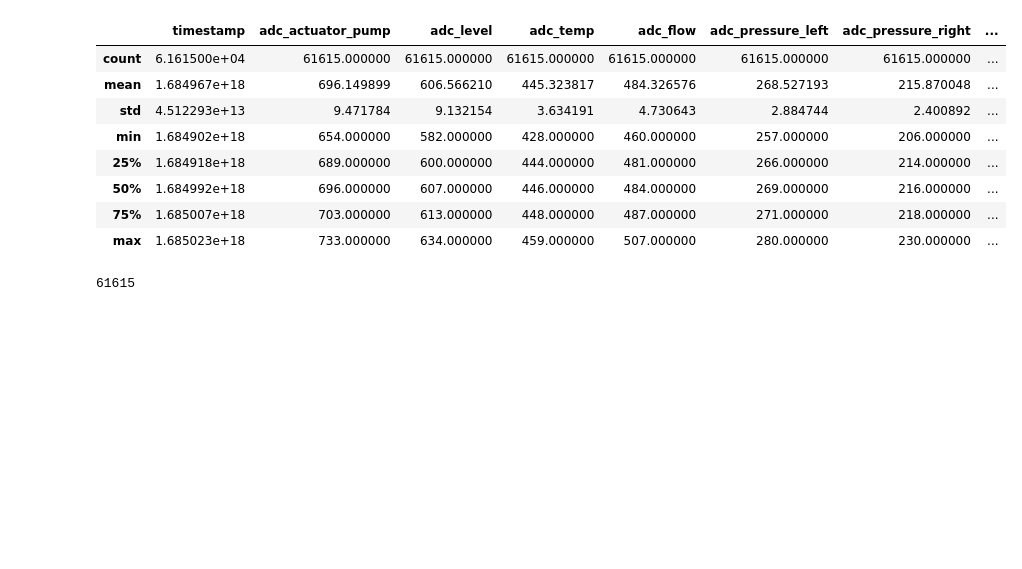
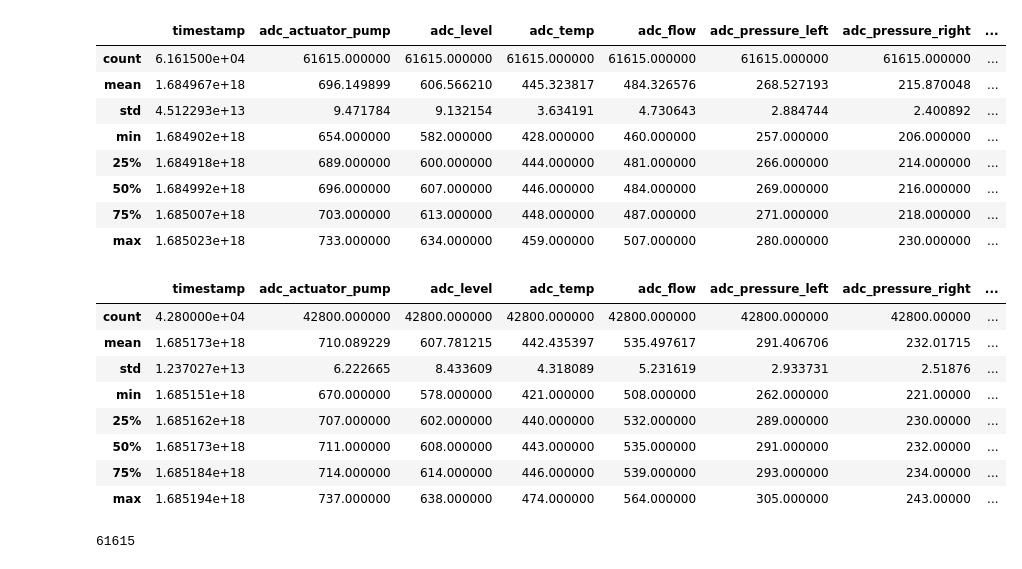
Before and after one commit to IDS-CPS/ml-model, a Jupyter notebook: src/analisis/pit.ipynb, the cells around one changed output. Drawn from its saved outputs; the diff is of its cells as text; code cells hidden in the pictures; blank space fills up the shorter version.

```diff
--- a/src/analisis/pit.ipynb
+++ b/src/analisis/pit.ipynb
@@ -4,6 +3,7 @@ import matplotlib.pyplot as plt
 from scipy import stats
 # %%
-df = pd.read_csv("../../dataset/pompa-train-v2.csv")
+df = pd.read_csv("../../dataset/pompa-2.csv")
+update_df = pd.read_csv("../../dataset/pompa-3-27.csv")
 # %%
 df.head()
 # %% [output]
@@ -25,6 +34,18 @@ df.describe()
 | 50% | 1.684992e+18 | 696.000000 | 607.000000 | 446.000000 | 484.000000 | 269.000000 | 216.000000 | ... |
 | 75% | 1.685007e+18 | 703.000000 | 613.000000 | 448.000000 | 487.000000 | 271.000000 | 218.000000 | ... |
 | max | 1.685023e+18 | 733.000000 | 634.000000 | 459.000000 | 507.000000 | 280.000000 | 230.000000 | ... |
+# %%
+update_df[1200:44000].describe()
+# %% [output]
+|  | timestamp | adc_actuator_pump | adc_level | adc_temp | adc_flow | adc_pressure_left | adc_pressure_right | ... |
+| count | 4.280000e+04 | 42800.000000 | 42800.000000 | 42800.000000 | 42800.000000 | 42800.000000 | 42800.00000 | ... |
+| mean | 1.685173e+18 | 710.089229 | 607.781215 | 442.435397 | 535.497617 | 291.406706 | 232.01715 | ... |
+| std | 1.237027e+13 | 6.222665 | 8.433609 | 4.318089 | 5.231619 | 2.933731 | 2.51876 | ... |
+| min | 1.685151e+18 | 670.000000 | 578.000000 | 421.000000 | 508.000000 | 262.000000 | 221.00000 | ... |
+| 25% | 1.685162e+18 | 707.000000 | 602.000000 | 440.000000 | 532.000000 | 289.000000 | 230.00000 | ... |
+| 50% | 1.685173e+18 | 711.000000 | 608.000000 | 443.000000 | 535.000000 | 291.000000 | 232.00000 | ... |
+| 75% | 1.685184e+18 | 714.000000 | 614.000000 | 446.000000 | 539.000000 | 293.000000 | 234.00000 | ... |
+| max | 1.685194e+18 | 737.000000 | 638.000000 | 474.000000 | 564.000000 | 305.000000 | 243.00000 | ... |
 # %%
 print(len(df))
 # %% [output]
```
Also changed, not shown: parts of 3 cells of this notebook, 22 other files.
